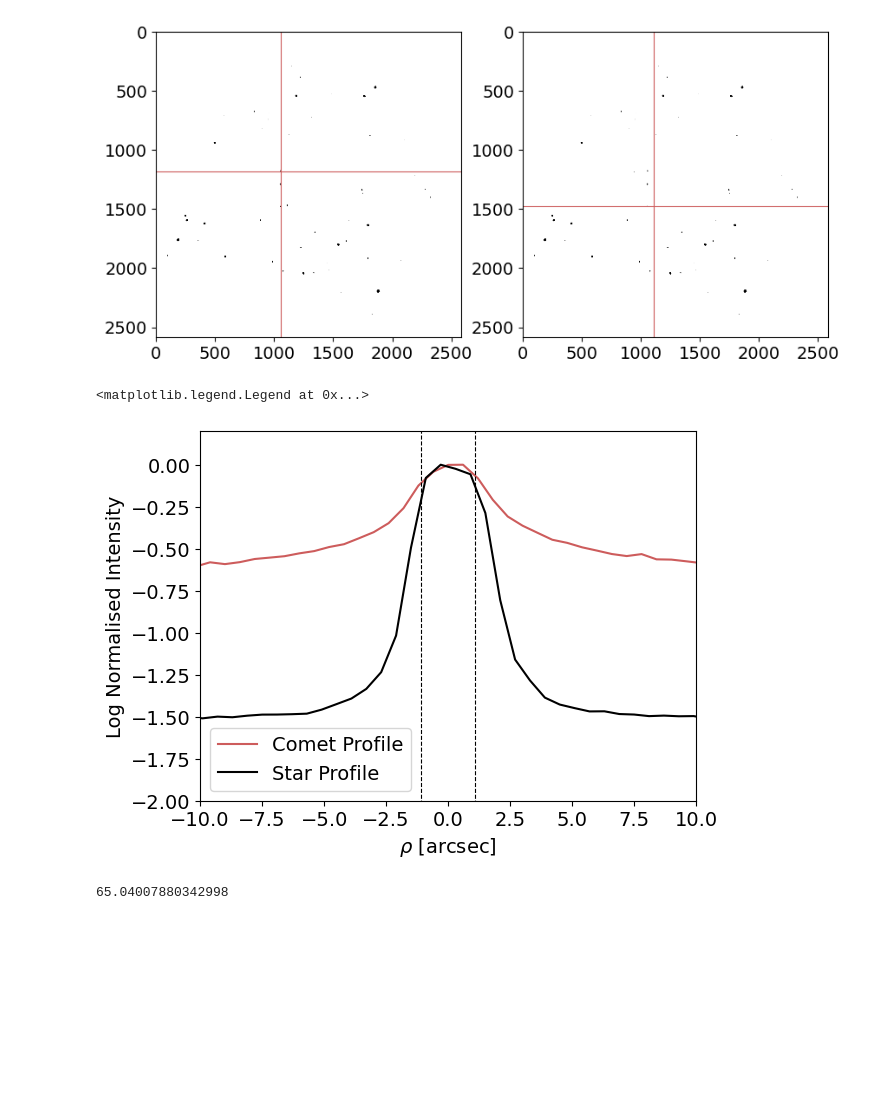
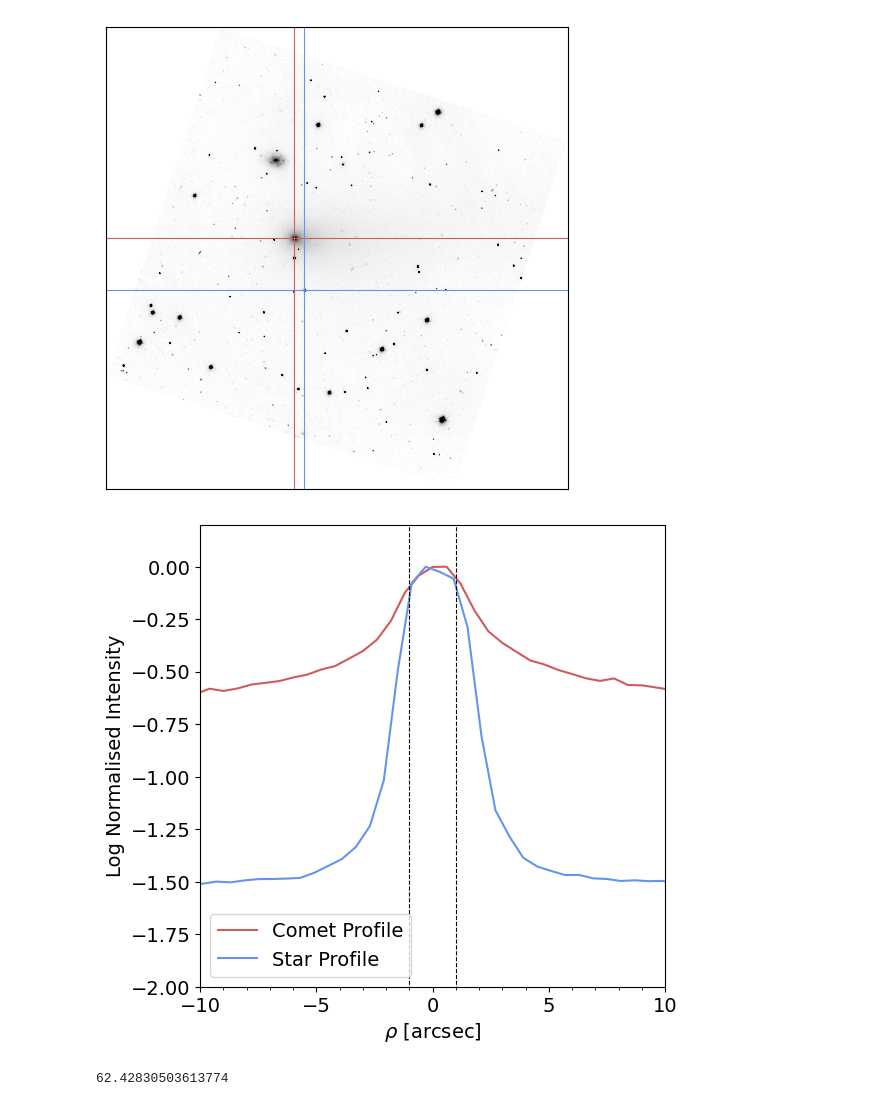
Before and after one commit to daraghhollman/Comet62P-Tsuchinshan, a Jupyter notebook: Scripts/nucleusRadius.ipynb, the cells around one changed output. Drawn from its saved outputs; the diff is of its cells as text; code cells hidden in the pictures; blank space fills up the shorter version.

Commit message:
Color changes

```diff
--- a/Scripts/nucleusRadius.ipynb
+++ b/Scripts/nucleusRadius.ipynb
@@ -33,52 +33,42 @@ starsImage = cometImage = ctk.GetImage(reducedDataPaths[i])
 # %%
 r = -18
 
 cometRotated = scipy.ndimage.rotate(cometImage, r)
 starsRotated = scipy.ndimage.rotate(starsImage, r)
 
 sources = ctk.SearchStars(starsRotated)
 
 tol = 50
 for source in sources:
 
-    # rough positions
-    # day12:
-    # Star: (800, 1210), Comet: (1200, 1220)
-
-    # day13:
-    # Star: (1150, 1500), Comet: (1050, 1150)
-
-    # day14:
-    # Star: (400, 850), Comet: (800, 1080)
-
     # chosing star
     if ((source["xcentroid"] - 1150)**2 < tol**2) and ((source["ycentroid"] - 1500)**2 < tol**2):
         starCentre = (source["xcentroid"], source["ycentroid"])
 
     # Chosing Comet
     if ((source["xcentroid"] - 1050)**2 < tol**2) and ((source["ycentroid"] - 1150)**2 < tol**2):
         cometCentre = (source["xcentroid"], source["ycentroid"])
 
 #starCentre =(400, 850)
 
-fig, axes = plt.subplots(1, 2, figsize=(10, 5))
+fig, ax = plt.subplots(figsize=(6, 6))
 
-axes[0].imshow(cometRotated, vmin=500, vmax=1000, cmap="binary")
-axes[1].imshow(starsRotated, vmin=500, vmax=1000, cmap="binary")
+ax.imshow(cometRotated, vmin=280, vmax=500, cmap="binary")
 
-axes[0].hlines([cometCentre[1]], xmin=0, xmax=len(cometRotated), color="indianred", lw=0.8)
-axes[0].vlines([cometCentre[0]], ymin=0, ymax=len(cometRotated), color="indianred", lw=0.8)
+ax.hlines([cometCentre[1]], xmin=0, xmax=len(cometRotated), color="indianred", lw=0.8)
+ax.vlines([cometCentre[0]], ymin=0, ymax=len(cometRotated), color="indianred", lw=0.8)
 
-axes[1].hlines([starCentre[1]], xmin=0, xmax=len(starsRotated), color="indianred", lw=0.8)
-axes[1].vlines([starCentre[0]], ymin=0, ymax=len(starsRotated), color="indianred", lw=0.8)
+ax.hlines([starCentre[1]], xmin=0, xmax=len(cometRotated), color="cornflowerblue", lw=0.8)
+ax.vlines([starCentre[0]], ymin=0, ymax=len(cometRotated), color="cornflowerblue", lw=0.8)
 
-for ax in axes:
-    ax.margins(0)
+ax.margins(0)
 
-#axes[1].set_ylim(1400, 1100)
-#axes[1].set_xlim(600, 900)
+ax.set_xticks([])
+ax.set_yticks([])
+
+plt.savefig("../../Writing/Thesis/images/rotated_image.pdf", format="pdf", bbox_inches="tight")
 # %% [output]
-[figure, old version]
+[figure, new version]
 # %%
 # Get perpendicular profiles
 
@@ -109,20 +99,26 @@ starProfile = [el/np.max(starProfile[np.where(relativeStarPositions < centreTole
 
 offset = 0.3
 
-plt.plot(relativeCometPositions, np.log10(cometProfile), color="indianred", label="Comet Profile")
-plt.plot(relativeStarPositions + [offset]*len(relativeStarPositions), np.log10(starProfile), color="black", label="Star Profile")
+fig, ax = plt.subplots(figsize=(6,6))
 
-nucleusPoint = 1.1
-plt.vlines([-nucleusPoint, nucleusPoint], ymin=-3.5, ymax=1, ls="dashed", lw=0.8, color="black")
+ax.plot(relativeCometPositions, np.log10(cometProfile), color="indianred", label="Comet Profile")
+ax.plot(relativeStarPositions + [offset]*len(relativeStarPositions), np.log10(starProfile), color="cornflowerblue", label="Star Profile")
 
-plt.xlim(-10, 10)
-plt.ylim(-2, 0.2)
-plt.ylabel("Log Normalised Intensity")
-plt.xlabel(r'$\rho$ [arcsec]')
-plt.legend()
+nucleusPoint = 1
+ax.vlines([-nucleusPoint, nucleusPoint], ymin=-3.5, ymax=1, ls="dashed", lw=0.8, color="black")
+
+ax.set_xlim(-10, 10)
+ax.set_ylim(-2, 0.2)
+ax.set_ylabel("Log Normalised Intensity")
+ax.set_xlabel(r'$\rho$ [arcsec]')
+
+ax.xaxis.set_minor_locator(MultipleLocator(1))
+
+ax.legend()
+
+plt.savefig("../../Writing/Thesis/images/comet_vs_star_profile.pdf", format="pdf", bbox_inches="tight")
 # %% [output]
-<matplotlib.legend.Legend at 0x...>
-[figure, old version]
+[figure, new version]
 # %%
 # Now we need to determine the coma correction.
 # Note, coma correction cannot be calculated for the centre, as we are at the seeing limit
@@ -172,8 +170,8 @@ A = 0.04
 beta = 0.035
 phase = 9
 solarMagnitude = -27.1
-radius = (1 / A) * np.sqrt(2.24 * 10**22 * heliocentricDistance**2 * earthDistance * 10**(0.4 * (solarMagnitude - nucleusMag + beta * phase)))
+radius = 0.001 * (1     / A) * np.sqrt(2.24 * 10**22 * heliocentricDistance**2 * earthDistance * 10**(0.4 * (solarMagnitude - nucleusMag + beta * phase)))
 
-print(radius / 1000) # km
+print(radius) # km
 # %% [output]
-65.04007880342998
+62.42830503613774
```
Also changed, not shown: parts of 4 cells of this notebook, 3 other files.
